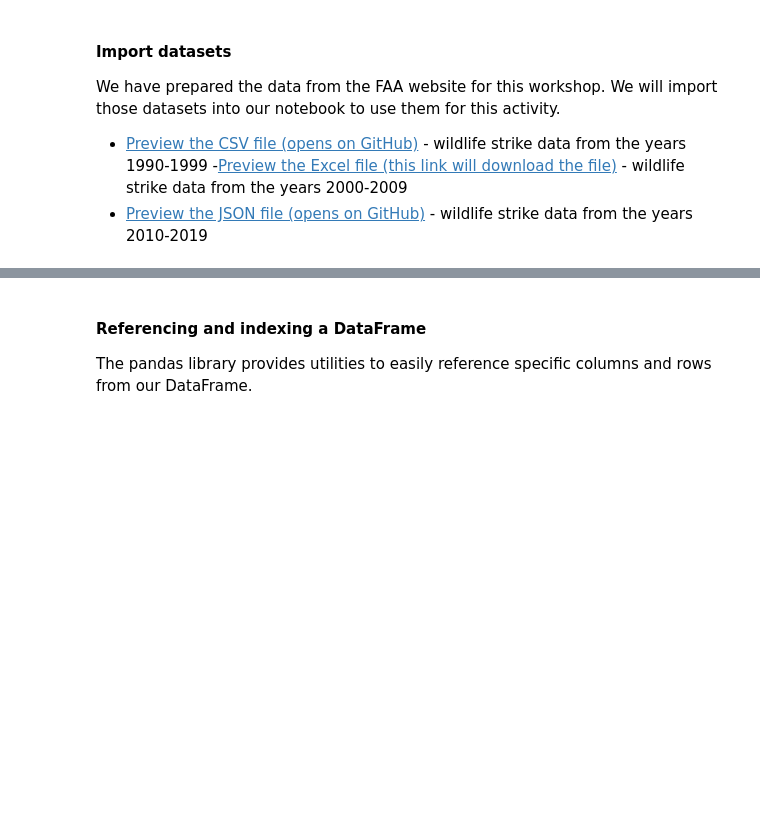
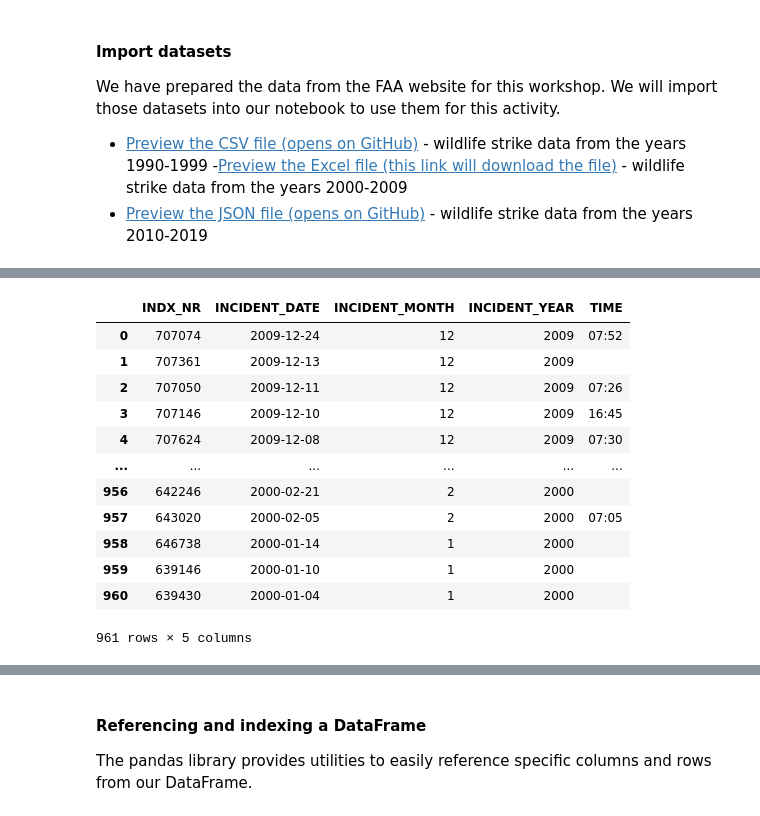
Before and after one commit to VictorLG89/IPO_TiendaVinilos, a Jupyter notebook: Data_Cleaning_in_Python_with_pandas.ipynb, the cells around one changed output, grey strips where cells are left out. Saved outputs shown, nothing was run; the diff lists cells and outputs as text; code cells hidden in the pictures; blank space fills up the shorter version.

```diff
--- a/Data_Cleaning_in_Python_with_pandas.ipynb
+++ b/Data_Cleaning_in_Python_with_pandas.ipynb
@@ -80,9 +95,24 @@ csv_file_url = 'https://raw.githubusercontent.com/ncsu-libraries-data-vis/data-c
 # %%
 # Import the Excel file (wildlife strike data from the years 2000-2009)
 xls_file_url = 'https://github.com/ncsu-libraries-data-vis/data-cleaning-in-python-with-pandas/blob/main/data/FAA_Wildlife_strikes_2000-2009.xlsx?raw=true'
 
-
+data00 = pd.read_excel(xls_file_url)
 # Print out the first five columns of the dataset
+data00.iloc[:,:5]
+# %% [output]
+|  | INDX_NR | INCIDENT_DATE | INCIDENT_MONTH | INCIDENT_YEAR | TIME |
+| 0 | 707074 | 2009-12-24 | 12 | 2009 | 07:52 |
+| 1 | 707361 | 2009-12-13 | 12 | 2009 |  |
+| 2 | 707050 | 2009-12-11 | 12 | 2009 | 07:26 |
+| 3 | 707146 | 2009-12-10 | 12 | 2009 | 16:45 |
+| 4 | 707624 | 2009-12-08 | 12 | 2009 | 07:30 |
+| ... | ... | ... | ... | ... | ... |
+| 956 | 642246 | 2000-02-21 | 2 | 2000 |  |
+| 957 | 643020 | 2000-02-05 | 2 | 2000 | 07:05 |
+| 958 | 646738 | 2000-01-14 | 1 | 2000 |  |
+| 959 | 639146 | 2000-01-10 | 1 | 2000 |  |
+| 960 | 639430 | 2000-01-04 | 1 | 2000 |  |
+961 rows × 5 columns
 # %%
 #Import the JSON file (wildlife strike data from the years 2010-2019)
 json_file_url = 'https://raw.githubusercontent.com/ncsu-libraries-data-vis/data-cleaning-in-python-with-pandas/main/data/FAA_Wildlife_strikes_2010-2019.json'
```
Also changed, not shown: parts of 8 cells of this notebook.
